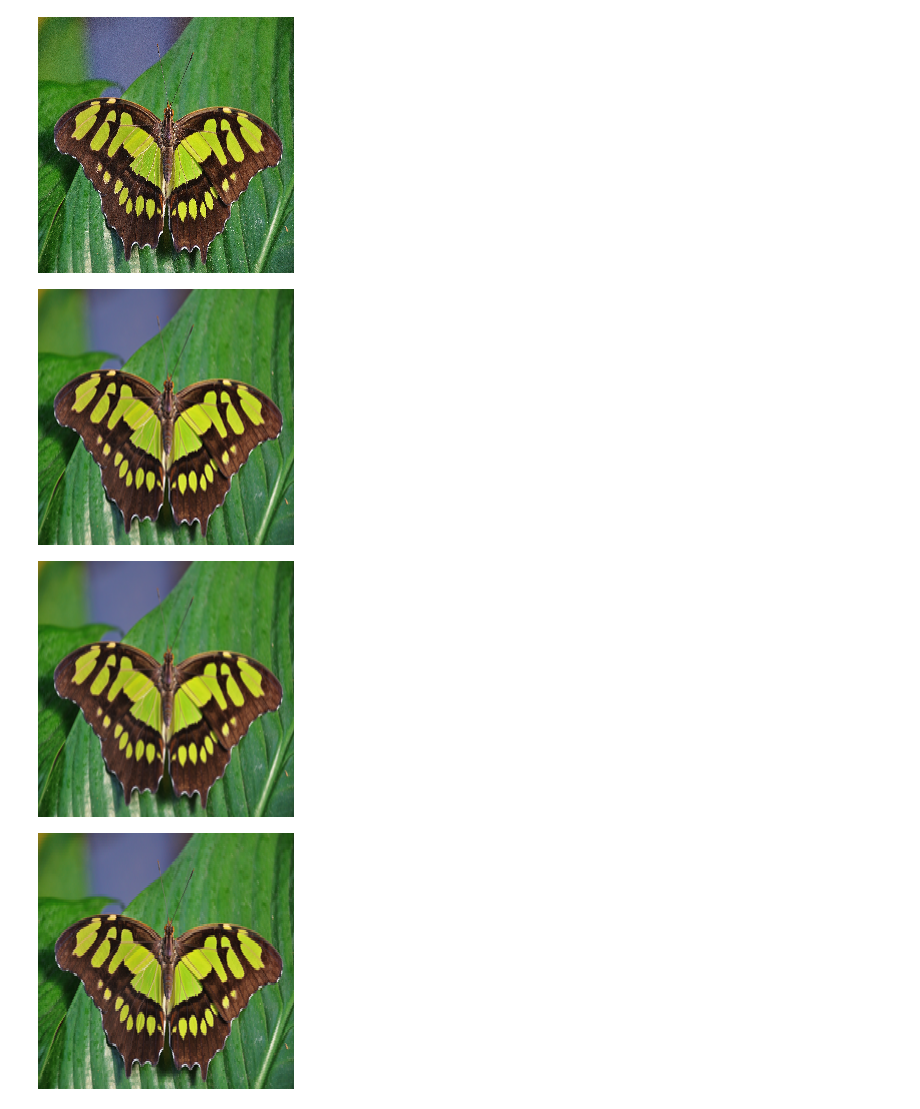
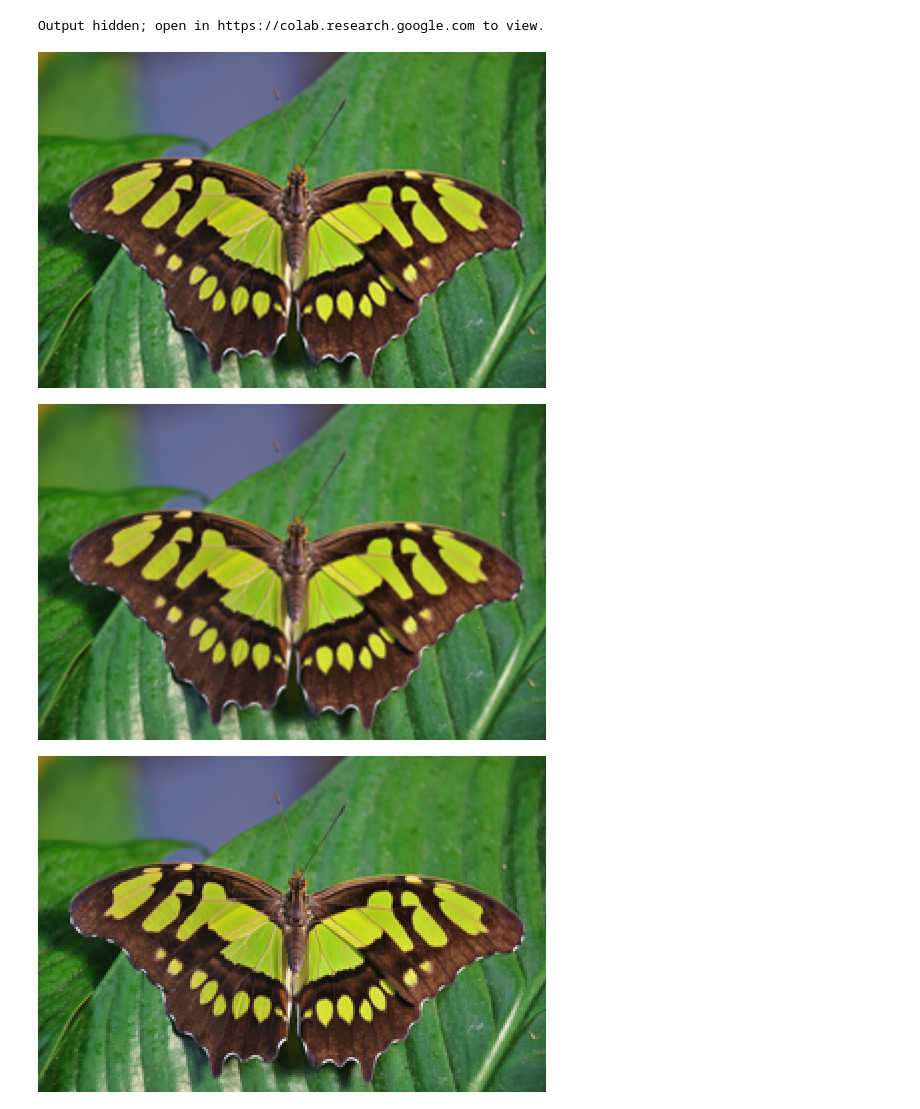
Before and after one commit to pmatuan/Image-Super-Resolution, a Jupyter notebook: Code/Image_interpolation.ipynb, the cells around one changed output. Saved outputs shown, nothing was run; the diff lists cells and outputs as text; code cells hidden in the pictures.

```diff
--- a/Code/Image_interpolation.ipynb
+++ b/Code/Image_interpolation.ipynb
@@ -5,5 +15,4 @@ from google.colab.patches import cv2_imshow
 # %%
 lr = cv2.imread('0829x8.png')
-lr = cv2.resize(lr, (256,256), interpolation=cv2.INTER_AREA)
 cv2_imshow(lr)
 # %% [output]
@@ -11,24 +20,26 @@ cv2_imshow(lr)
 # %%
 HR = cv2.imread('0829.png')
-HR = cv2.resize(HR, (256,256), interpolation=cv2.INTER_CUBIC)
 cv2_imshow(HR)
 # %% [output]
-[figure, removed]
+Output hidden; open in https://colab.research.google.com to view.
+# %%
+h = math.floor((lr.shape[1]*2)/4)*4
+w = math.floor((lr.shape[0]*2)/4)*4
 # %%
 cubic = cv2.imread('0829x8.png')
-cubic = cv2.resize(cubic, (256,256), interpolation=cv2.INTER_CUBIC)
+cubic = cv2.resize(cubic, (h,w), interpolation=cv2.INTER_CUBIC)
 cv2_imshow(cubic)
 # %% [output]
-[figure, old version]
+[figure, new version]
 # %%
 bilinear = cv2.imread('0829x8.png')
-bilinear = cv2.resize(bilinear, (256,256), interpolation=cv2.INTER_LINEAR)
+bilinear = cv2.resize(bilinear, (h,w), interpolation=cv2.INTER_LINEAR)
 cv2_imshow(bilinear)
 # %% [output]
-[figure, old version]
+[figure, new version]
 # %%
 nn = cv2.imread('0829x8.png')
-nn = cv2.resize(nn, (256,256), interpolation=cv2.INTER_NEAREST)
+nn = cv2.resize(nn, (h,w), interpolation=cv2.INTER_NEAREST)
 cv2_imshow(nn)
 # %% [output]
-[figure, old version]
+[figure, new version]
```
Also changed, not shown: parts of 4 cells of this notebook, 30 other files.
